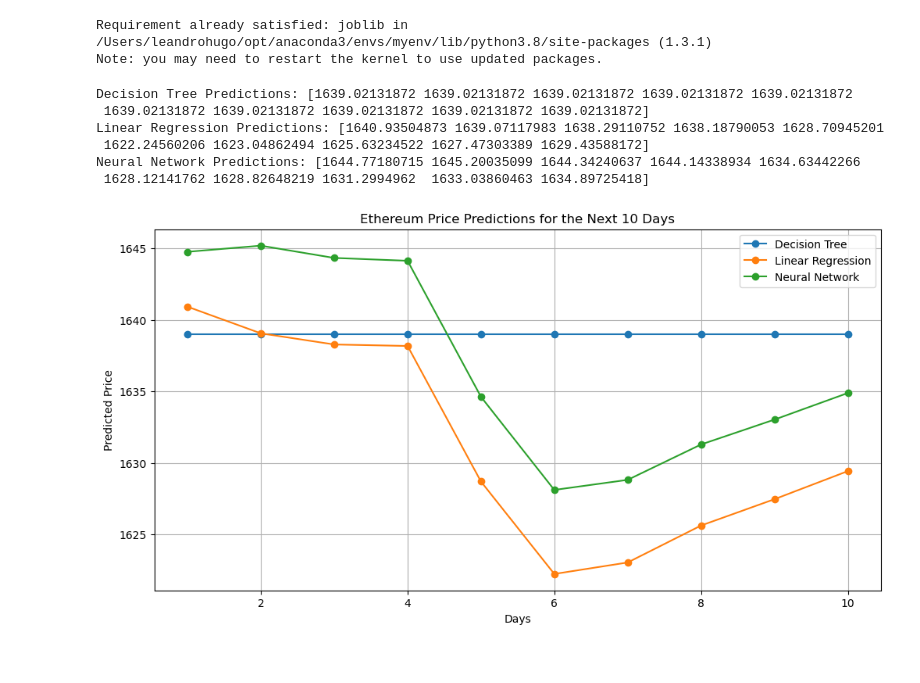
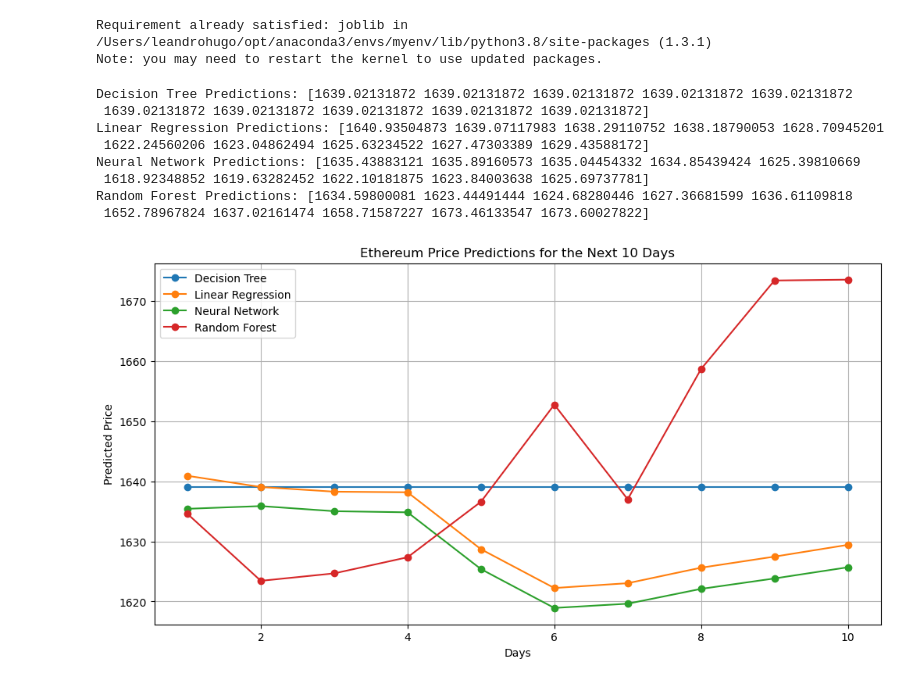
Before and after one commit to LeandroHugo/AstroFusionWallet, a Jupyter notebook: Starter_Code/Eth_Pred_Models/ethistoricprice.ipynb, the cells around one changed output. Saved outputs shown, nothing was run; the diff lists cells and outputs as text; code cells hidden in the pictures.

```diff
--- a/Starter_Code/Eth_Pred_Models/ethistoricprice.ipynb
+++ b/Starter_Code/Eth_Pred_Models/ethistoricprice.ipynb
@@ -92,17 +92,15 @@ pip install joblib
 Requirement already satisfied: joblib in /Users/leandrohugo/opt/anaconda3/envs/myenv/lib/python3.8/site-packages (1.3.1)
 Note: you may need to restart the kernel to use updated packages.
 # %%
+# Import necessary libraries
 import pandas as pd
 import numpy as np
 from sklearn.tree import DecisionTreeRegressor
 from sklearn.linear_model import LinearRegression
 from sklearn.neural_network import MLPRegressor
+from sklearn.ensemble import RandomForestRegressor
 from sklearn.model_selection import train_test_split
-
-# Load the trained models
-decision_tree_model = joblib.load('decision_tree_model.joblib')
-linear_regression_model = joblib.load('linear_regression_model.joblib')
-neural_network_model = joblib.load('neural_network_model.joblib')
+import joblib
 
 # Load the historical data
 data = pd.read_csv('ethereum_historical_data.csv')
@@ -123,6 +121,26 @@ X_train, X_test, y_train, y_test = train_test_split(X, y, test_size=0.2, random_
 decision_tree_model = DecisionTreeRegressor().fit(X_train, y_train)
 linear_regression_model = LinearRegression().fit(X_train, y_train)
 neural_network_model = MLPRegressor(max_iter=2000).fit(X_train, y_train)
+random_forest_model = RandomForestRegressor(n_estimators=100, random_state=42).fit(X_train, y_train)
+
+# Define a function to generate features for prediction
+def generate_features(data, days=10):
+    future_data = pd.DataFrame(index=np.arange(0, days))
+    future_data['price'] = data['price'].iloc[-1]
+    future_data['10_day_avg'] = data['10_day_avg'].iloc[-1]
+    future_data['30_day_avg'] = data['30_day_avg'].iloc[-1]
+    future_data['daily_return'] = data['daily_return'].iloc[-1]
+
+    for day in range(1, days):
+        future_data['price'].iloc[day] = future_data['price'].iloc[day-1]
+        future_data['10_day_avg'].iloc[day] = (future_data['10_day_avg'].iloc[day-1]*10 - data['price'].iloc[-11+day] + future_data['price'].iloc[day-1]) / 10
+        future_data['30_day_avg'].iloc[day] = (future_data['30_day_avg'].iloc[day-1]*30 - data['price'].iloc[-31+day] + future_data['price'].iloc[day-1]) / 30
+        future_data['daily_return'].iloc[day] = future_data['price'].iloc[day] / future_data['price'].iloc[day-1] - 1
+
+    return future_data[['10_day_avg', '30_day_avg', 'daily_return']]
+
+# Generate features for the next 10 days
+future_features = generate_features(data)
 
 # Ensure feature order matches the order during training
 feature_order = ['10_day_avg', '30_day_avg', 'daily_return']
@@ -132,37 +150,42 @@ future_features = future_features[feature_order]
 decision_tree_predictions = decision_tree_model.predict(future_features)
 linear_regression_predictions = linear_regression_model.predict(future_features)
 neural_network_predictions = neural_network_model.predict(future_features)
+random_forest_predictions = random_forest_model.predict(future_features)
 
 # Print the predictions
 print("Decision Tree Predictions:", decision_tree_predictions)
 print("Linear Regression Predictions:", linear_regression_predictions)
 print("Neural Network Predictions:", neural_network_predictions)
+print("Random Forest Predictions:", random_forest_predictions)
 # %% [output]
 Decision Tree Predictions: [1639.02131872 1639.02131872 1639.02131872 1639.02131872 1639.02131872
  1639.02131872 1639.02131872 1639.02131872 1639.02131872 1639.02131872]
 Linear Regression Predictions: [1640.93504873 1639.07117983 1638.29110752 1638.18790053 1628.70945201
  1622.24560206 1623.04862494 1625.63234522 1627.47303389 1629.43588172]
-Neural Network Predictions: [1644.77180715 1645.20035099 1644.34240637 1644.14338934 1634.63442266
- 1628.12141762 1628.82648219 1631.2994962  1633.03860463 1634.89725418]
+Neural Network Predictions: [1635.43883121 1635.89160573 1635.04454332 1634.85439424 1625.39810669
+ 1618.92348852 1619.63282452 1622.10181875 1623.84003638 1625.69737781]
+Random Forest Predictions: [1634.59800081 1623.44491444 1624.68280446 1627.36681599 1636.61109818
+ 1652.78967824 1637.02161474 1658.71587227 1673.46133547 1673.60027822]
 # %%
 import matplotlib.pyplot as plt
 
 days = np.arange(1, 11)  # Representing the next 10 days
 
 plt.figure(figsize=(12, 6))
 
 # Plotting the predictions
 plt.plot(days, decision_tree_predictions, '-o', label="Decision Tree")
 plt.plot(days, linear_regression_predictions, '-o', label="Linear Regression")
 plt.plot(days, neural_network_predictions, '-o', label="Neural Network")
+plt.plot(days, random_forest_predictions, '-o', label="Random Forest")  # Adding Random Forest predictions
 
 # Adding title and labels
 plt.title("Ethereum Price Predictions for the Next 10 Days")
 plt.xlabel("Days")
 plt.ylabel("Predicted Price")
 plt.legend()
 plt.grid(True)
 
 plt.show()
 # %% [output]
-[figure, old version]
+[figure, new version]
```
Also changed, not shown: 1 other file.
